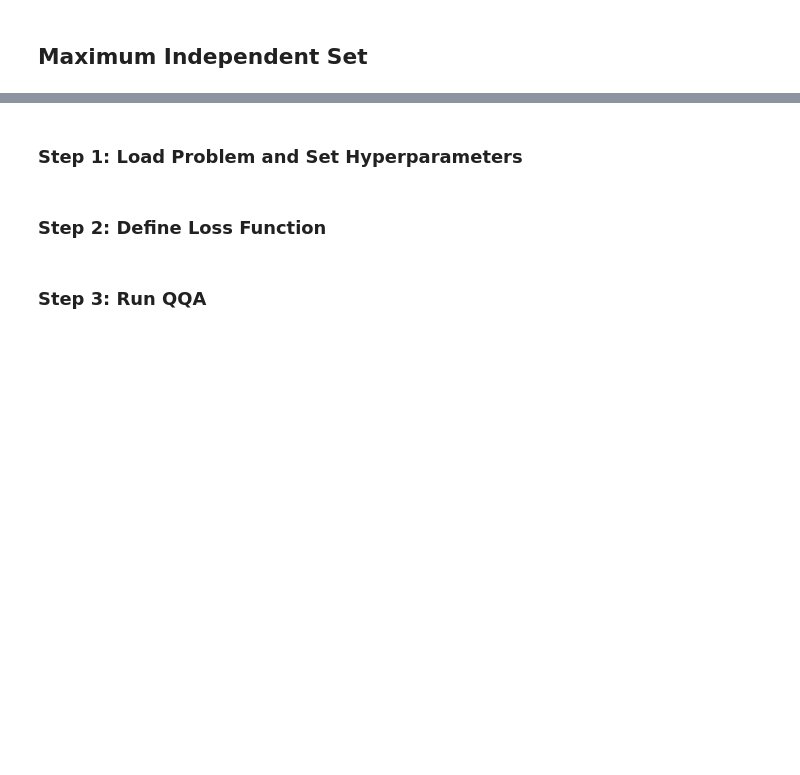
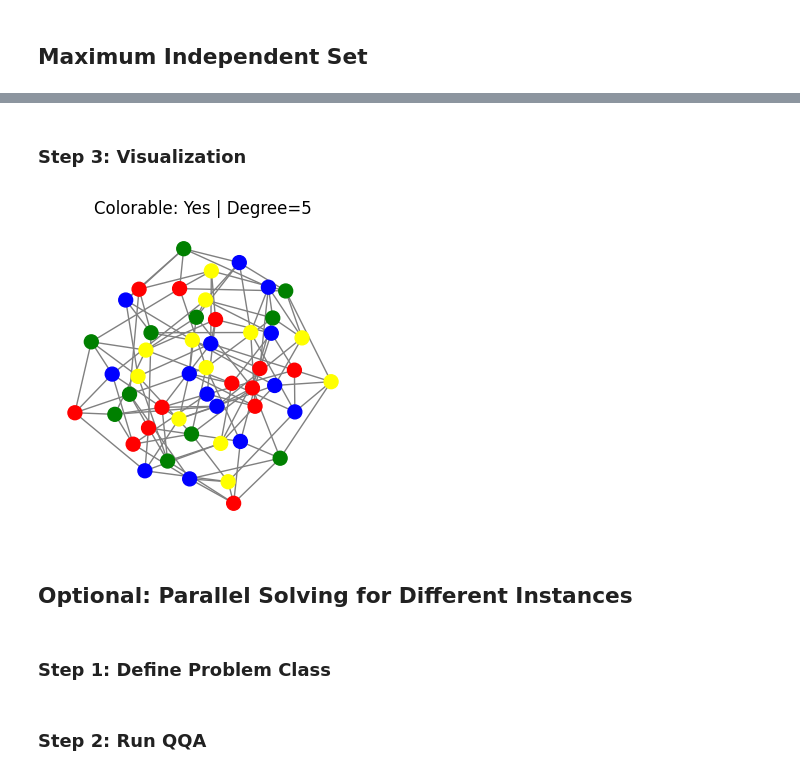
Before and after one commit to Yuma-Ichikawa/QQA4CO, a Jupyter notebook: experiment.ipynb, the cells around one changed output, grey strips where cells are left out. Saved outputs shown, nothing was run; the diff lists cells and outputs as text; code cells hidden in the pictures; blank space fills up the shorter version.

```diff
--- a/experiment.ipynb
+++ b/experiment.ipynb
@@ -75,2 +180,22 @@ Independent set size: 656 Violation: 0
+# %% [markdown]
+### Step 3: Visualization
+# %%
+
+fig, ax = plt.subplots(figsize=(4, 4))
+color_map = ["red", "blue", "green", "yellow", "purple", "orange", "pink", "cyan", "lime", "brown"]
+node_colors = [color_map[color] for color in best_sol]
+pos = nx.spring_layout(random_graph, seed=100)
+nx.draw(
+    random_graph, pos=pos, node_color=node_colors, with_labels=False, edge_color="gray",
+    node_size=100, linewidths=1, ax=ax
+)
+ax.set_title(f"Colorable: {'Yes' if int(best_obj)==0 else 'No'} | Degree={degree}")
+ax.set_xticks([])
+ax.set_yticks([])
+plt.show()
+# %% [output]
+[figure, added]
+# %% [markdown]
+## Optional: Parallel Solving for Different Instances
 # %% [markdown]
-### Step 1: Load Problem and Set Hyperparameters
+### Step 1: Define Problem Class
@@ -94,2 +207,2 @@ check_interval=1000
 # %% [markdown]
-### Step 2: Define Loss Function
+### Step 2: Run QQA
@@ -100,2 +208,0 @@ def loss_func(x):
-# %% [markdown]
-### Step 3: Run QQA
```
Also changed, not shown: parts of 25 cells of this notebook, 5 other files.
